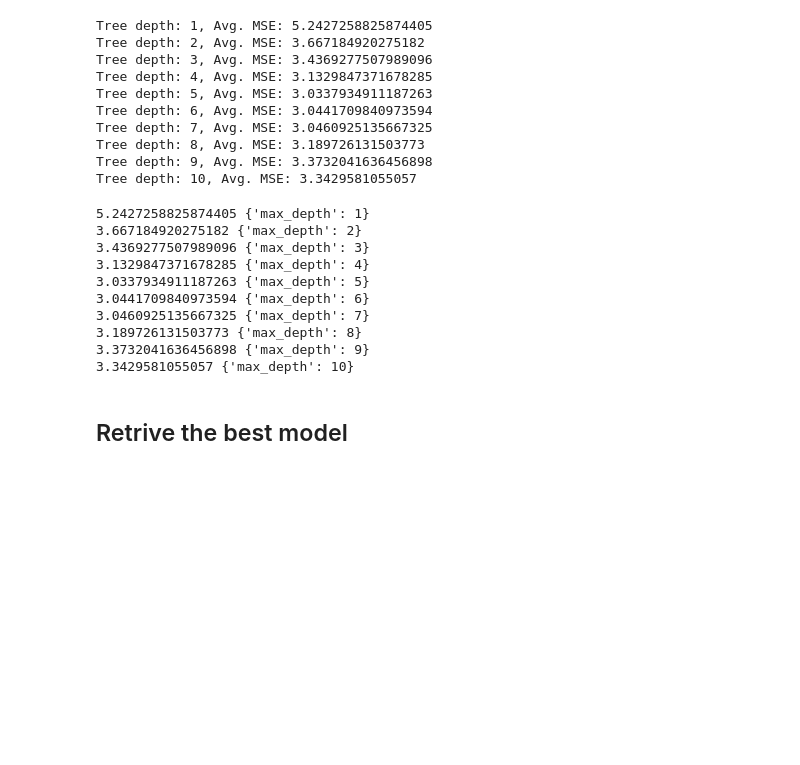
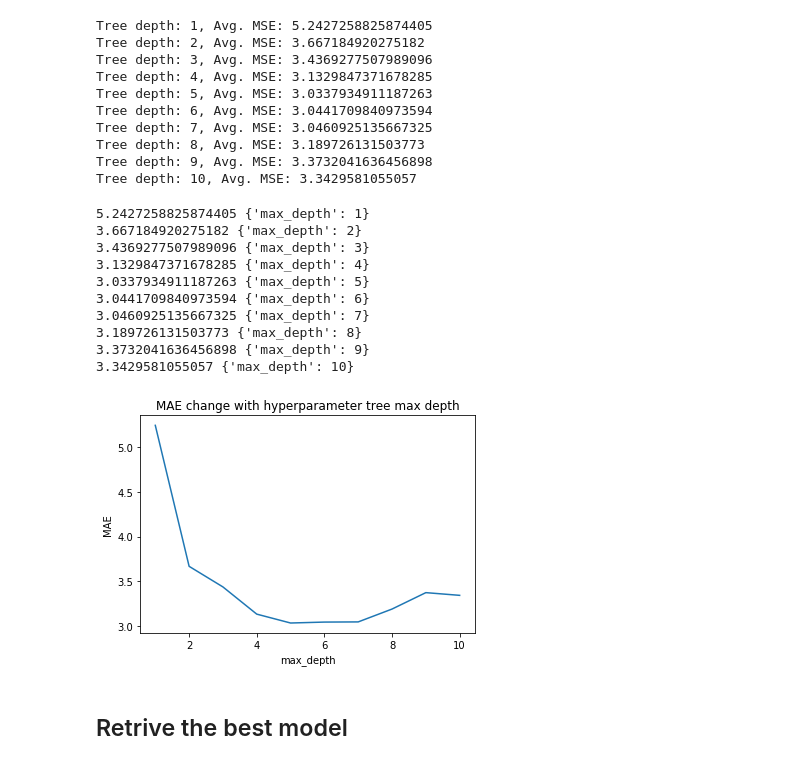
Before and after one commit to datamllab/automl-in-action-notebooks, a Jupyter notebook: 2.1-House-Price-Prediction.ipynb, the cells around one changed output. Cells and saved outputs as stored; diff of their text form; code cells hidden in the pictures; blank space fills up the shorter version.

```diff
--- a/2.1-House-Price-Prediction.ipynb
+++ b/2.1-House-Price-Prediction.ipynb
@@ -299,10 +299,6 @@ Tree depth: 10, Avg. MSE: 3.3429581055057
 from sklearn.model_selection import KFold
 from sklearn.model_selection import GridSearchCV
 from sklearn.metrics import make_scorer
-
-
-# Create a 5-fold cross-validation sets from the training data
-cv_sets = KFold(n_splits = 5)
 
 # Build up the decision tree regressor
 regressor = DecisionTreeRegressor(random_state=42)
@@ -315,26 +311,36 @@ hps = {'max_depth':list(range(1, 11))}
 # so we set ``greater_is_better'' to be False.
 scoring_fnc = make_scorer(mean_absolute_error, greater_is_better=False)
 
-# Create the grid search cv object
-grid_search = GridSearchCV(estimator=regressor, param_grid=hps, scoring=scoring_fnc, cv=cv_sets)
+# Create the grid search cv object (5-fold cross-validation)
+grid_search = GridSearchCV(estimator=regressor,
+                           param_grid=hps,
+                           scoring=scoring_fnc,
+                           cv=5)
 
 # Fit the grid search object to the training data to search the optimal model
 grid_search = grid_search.fit(X_train, y_train)
 # %%
 cvres = grid_search.cv_results_
 for mean_score, params in zip(cvres["mean_test_score"], cvres["params"]):
-    print(-mean_score, params) # np.sqrt(-mean_score)
+    print(-mean_score, params)
+
+plt.plot(hps['max_depth'], -cvres["mean_test_score"])
+plt.title('MAE change with hyperparameter tree max depth')
+plt.xlabel('max_depth')
+plt.ylabel('MAE')
+plt.show()
 # %% [output]
 5.2427258825874405 {'max_depth': 1}
 3.667184920275182 {'max_depth': 2}
 3.4369277507989096 {'max_depth': 3}
 3.1329847371678285 {'max_depth': 4}
 3.0337934911187263 {'max_depth': 5}
 3.0441709840973594 {'max_depth': 6}
 3.0460925135667325 {'max_depth': 7}
 3.189726131503773 {'max_depth': 8}
 3.3732041636456898 {'max_depth': 9}
 3.3429581055057 {'max_depth': 10}
+[figure, added]
 # %% [markdown]
 ## Retrive the best model
 # %%
```
Also changed, not shown: 2 other files.
